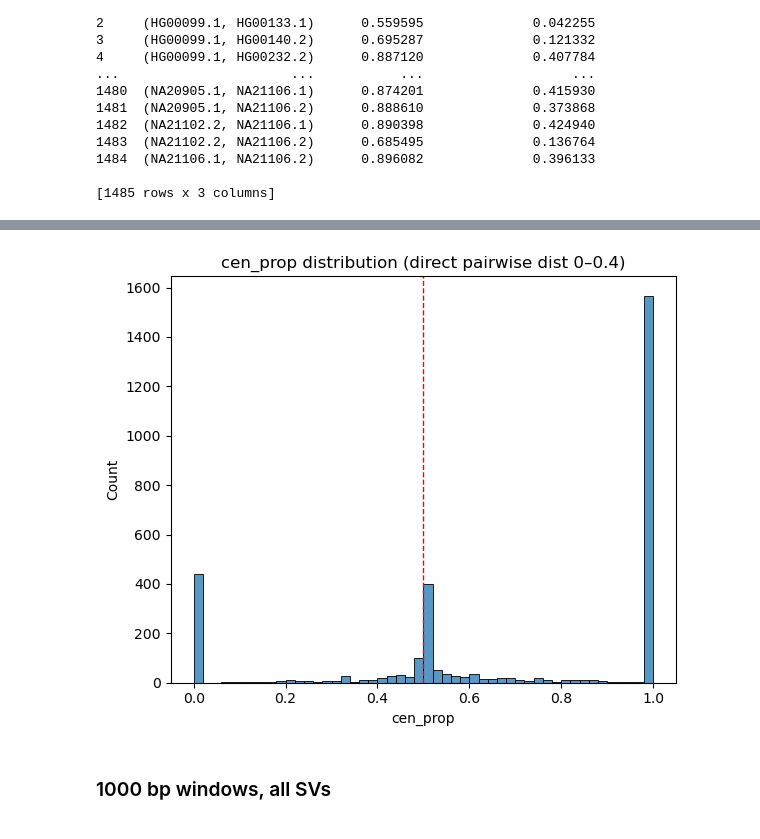
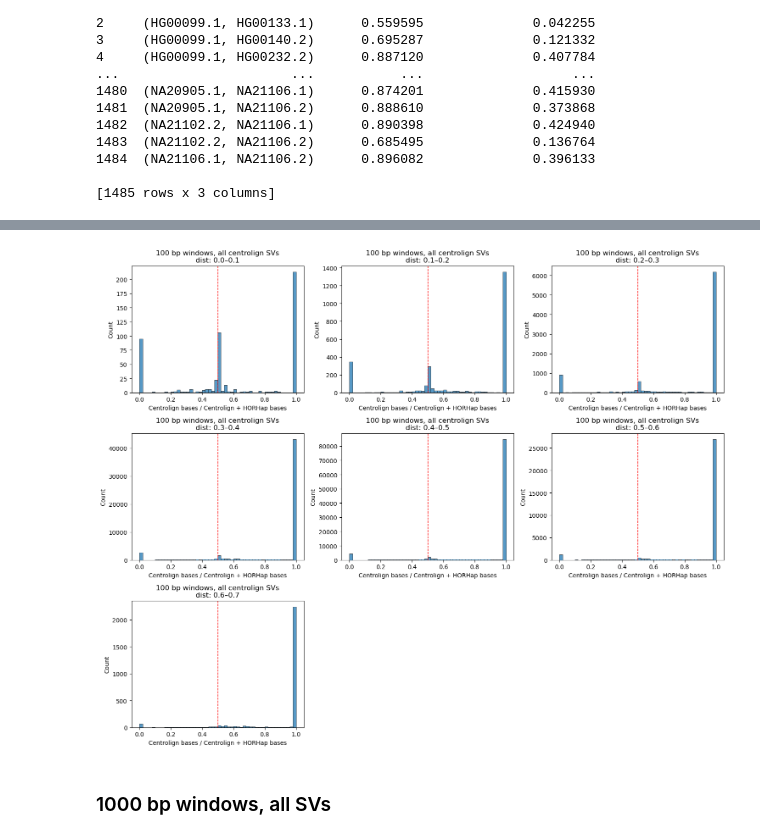
Before and after one commit to miramastoras/centrolign_analysis, a Jupyter notebook: analysis_notes/release2_QC_v2/notebooks/horhap_SV_concordance.ipynb, the cells around one changed output, grey strips where cells are left out. Saved outputs shown, nothing was run; the diff lists cells and outputs as text; code cells hidden in the pictures.

```diff
--- a/analysis_notes/release2_QC_v2/notebooks/horhap_SV_concordance.ipynb
+++ b/analysis_notes/release2_QC_v2/notebooks/horhap_SV_concordance.ipynb
@@ -103,9 +103,9 @@ def read_beds(folder_path, suffix):
 # %%
 folder = "/private/groups/patenlab/mira/centrolign/analysis/horhap_SV_concordance/chr12/cenhap4"
 suffix = "triangles.100bp.bed"
-df = read_beds(folder,suffix)
-df["chr"]="chr12"
-print(df.head())
+triangles_100bp_df = read_beds(folder,suffix)
+triangles_100bp_df["chr"]="chr12"
+print(triangles_100bp_df.head())
 # %% [output]
       sample  window_start  window_end  centrolign_counts  horhap_counts  \
 0  HG00290.1      34653281    34657558               4077              0
@@ -207,9 +334,9 @@ plt.show()
 # %%
 folder = "/private/groups/patenlab/mira/centrolign/analysis/horhap_SV_concordance/chr12/cenhap4"
 suffix = "all_SVs.100bp.bed"
-df = read_beds(folder,suffix)
-df["chr"]="chr12"
-print(df.head())
+all_svs_100bp_df = read_beds(folder,suffix)
+all_svs_100bp_df["chr"]="chr12"
+print(all_svs_100bp_df.head())
 # %% [output]
       sample  window_start  window_end  centrolign_counts  horhap_counts  \
 0  HG01109.1      34766195    34767754               1359              0
@@ -303,20 +430,20 @@ plt.show()
 ### Calculate the average concordance per sample
 
 # create an order-independent pair column
-merged["sample_pair"] = merged.apply(
+all_svs_100bp_df_merged["sample_pair"] = all_svs_100bp_df_merged.apply(
     lambda r: tuple(sorted([r["sample1"], r["sample2"]])),
     axis=1
 )
 
 # group by the unordered pair and calculate mean cen_prop
-avg_cen_prop = (
-    merged.groupby("sample_pair", as_index=False)
+avg_cen_prop_all_svs_100bp = (
+    all_svs_100bp_df_merged.groupby("sample_pair", as_index=False)
       .agg(
           avg_cen_prop=("cen_prop", "mean"),
           direct_pairwise_dist=("direct_pairwise_dist", "first")
       )
 )
-print(avg_cen_prop)
+print(avg_cen_prop_all_svs_100bp)
 # %% [output]
                  sample_pair  avg_cen_prop  direct_pairwise_dist
 0     (HG00099.1, HG00126.2)      0.914358              0.534728
@@ -373,34 +500,60 @@ plt.show()
 # %%
 import pandas as pd
 import seaborn as sns
 import matplotlib.pyplot as plt
 
-df_0_04 = merged[
-    (merged["direct_pairwise_dist"] >= 0.0) &
-    (merged["direct_pairwise_dist"] < 0.2)
+# Define bins
+bins = [
+    (0.0, 0.1),
+    (0.1, 0.2),
+    (0.2, 0.3),
+    (0.3, 0.4),
+    (0.4, 0.5),
+    (0.5, 0.6),
+    (0.6, 0.7),
 ]
 
-plt.figure(figsize=(6, 5))
-sns.histplot(
-    data=df_0_04,
-    x="cen_prop",
-    bins=50
+# Create subplots (adjust layout as needed)
+fig, axes = plt.subplots(
+    nrows=3,
+    ncols=3,
+    figsize=(15, 12)
 )
 
-plt.axvline(
-    0.5,
-    color="red",
-    linestyle="--",
-    linewidth=1
-)
+axes = axes.flatten()
 
-plt.xlabel("cen_prop")
-plt.ylabel("Count")
-plt.title("cen_prop distribution (direct pairwise dist 0–0.4)")
+for ax, (low, high) in zip(axes, bins):
+    df_bin = all_svs_100bp_df_merged[
+        (all_svs_100bp_df_merged["direct_pairwise_dist"] >= low) &
+        (all_svs_100bp_df_merged["direct_pairwise_dist"] < high)
+    ]
+
+    sns.histplot(
+        data=df_bin,
+        x="cen_prop",
+        bins=50,
+        ax=ax
+    )
+
+    ax.axvline(
+        0.5,
+        color="red",
+        linestyle="--",
+        linewidth=1
+    )
+
+    ax.set_title(f"100 bp windows, all centrolign SVs\ndist: {low:.1f}–{high:.1f}")
+    ax.set_xlabel("Centrolign bases / Centrolign + HORHap bases")
+    ax.set_ylabel("Count")
+
+# Remove unused panels (since 3x3 = 9 but we only need 7)
+for ax in axes[len(bins):]:
+    ax.axis("off")
+
 plt.tight_layout()
 plt.show()
 # %% [output]
-[figure, old version]
+[figure, new version]
 # %% [markdown]
 ### 1000 bp windows, all SVs
 # %%
```
Also changed, not shown: parts of 24 cells of this notebook, 4 other files.
